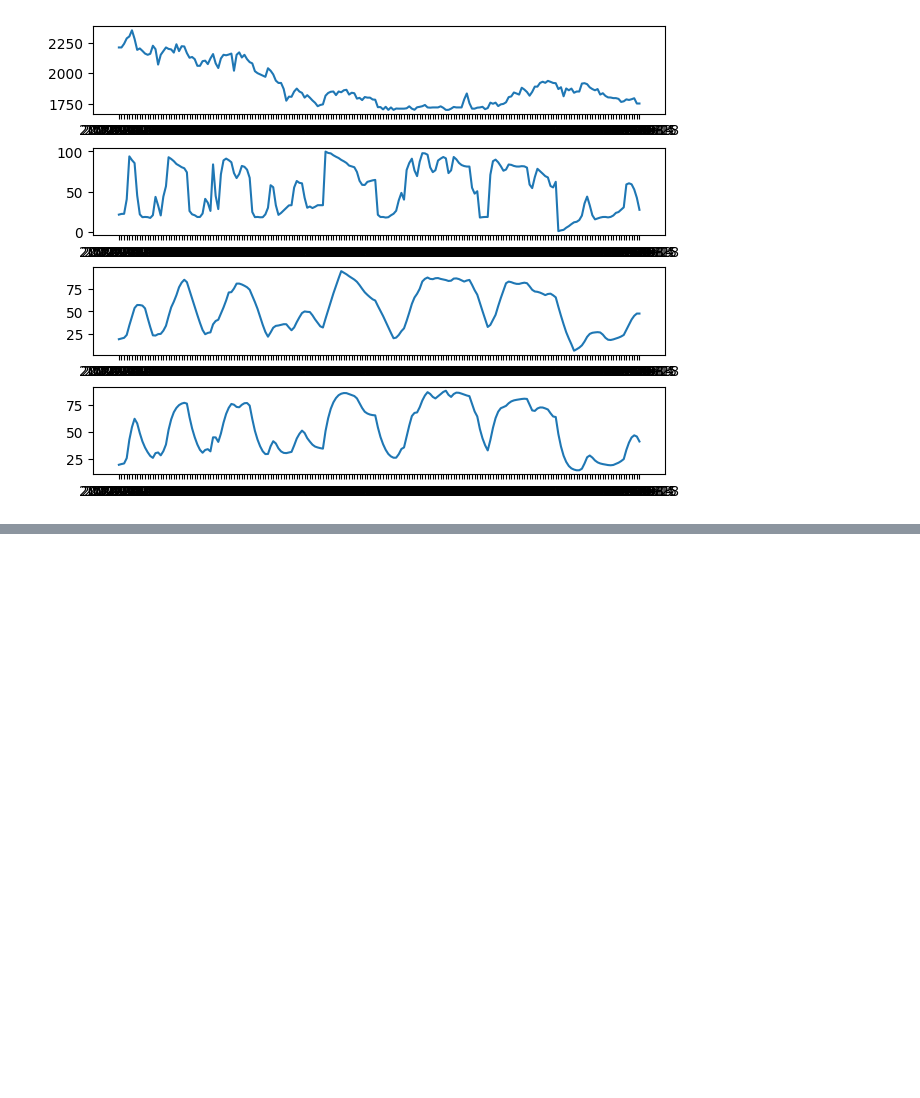
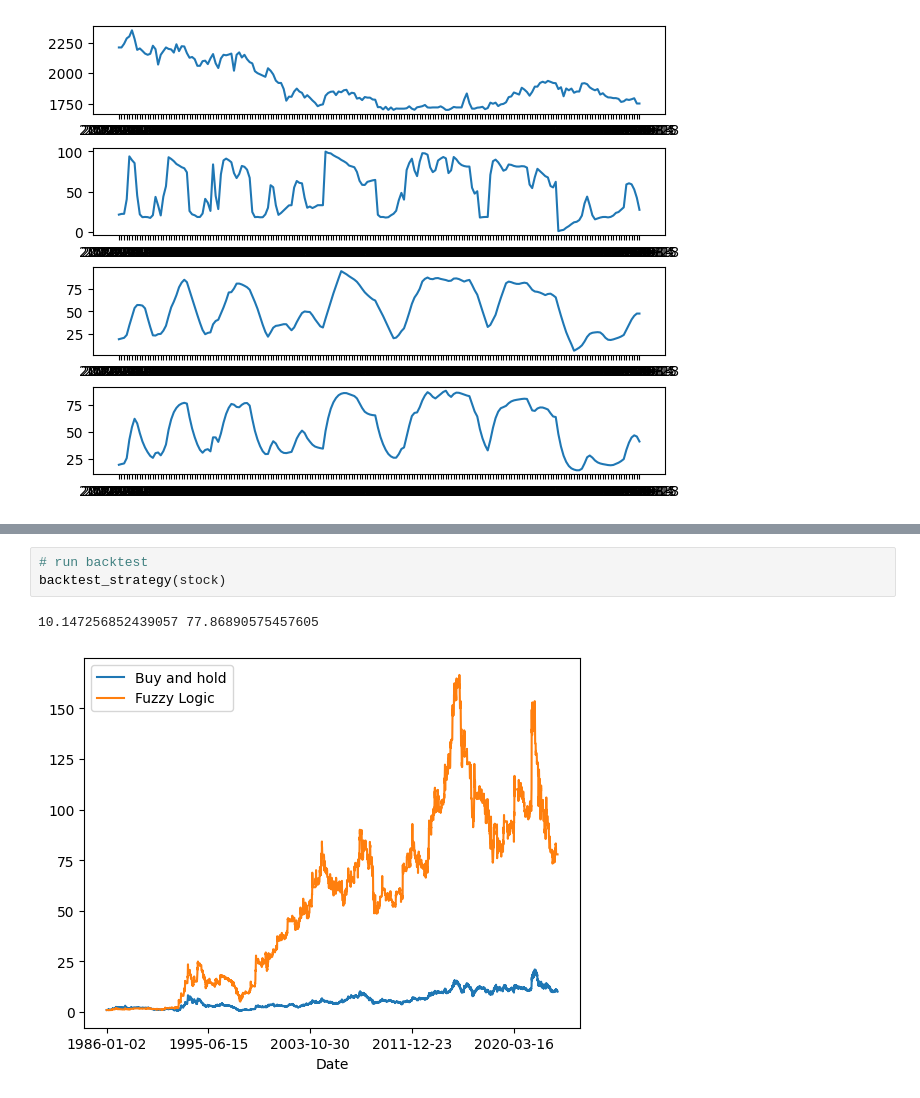
Before and after one commit to riokatipunan/rio_katipunan_portfolio, a Jupyter notebook: Application of Machine Learning in Stock Trading/Notebook/Application-of-fuzzy-logic-to-stock-trading.ipynb, the cells around one changed output, grey strips where cells are left out. Saved outputs shown, nothing was run; the diff lists cells and outputs as text; blank space fills up the shorter version.

```diff
--- a/Application of Machine Learning in Stock Trading/Notebook/Application-of-fuzzy-logic-to-stock-trading.ipynb
+++ b/Application of Machine Learning in Stock Trading/Notebook/Application-of-fuzzy-logic-to-stock-trading.ipynb
@@ -1334,0 +1343,6 @@ print(stock.df['change'].cumprod()[-1], stock.df['returns'].cumprod()[-1])
+# %%
+# run backtest
+backtest_strategy(stock)
+# %% [output]
+10.147256852439057 77.86890575457605
+[figure, added]
```
Also changed, not shown: parts of 2 cells of this notebook.
